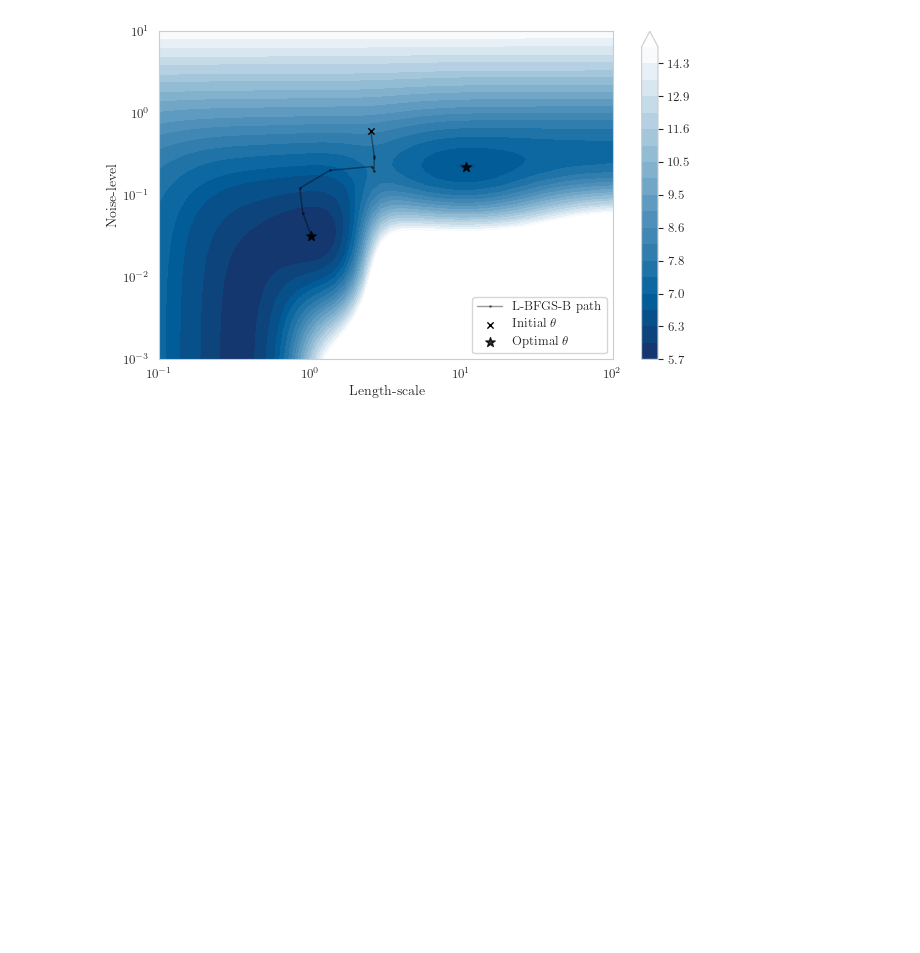
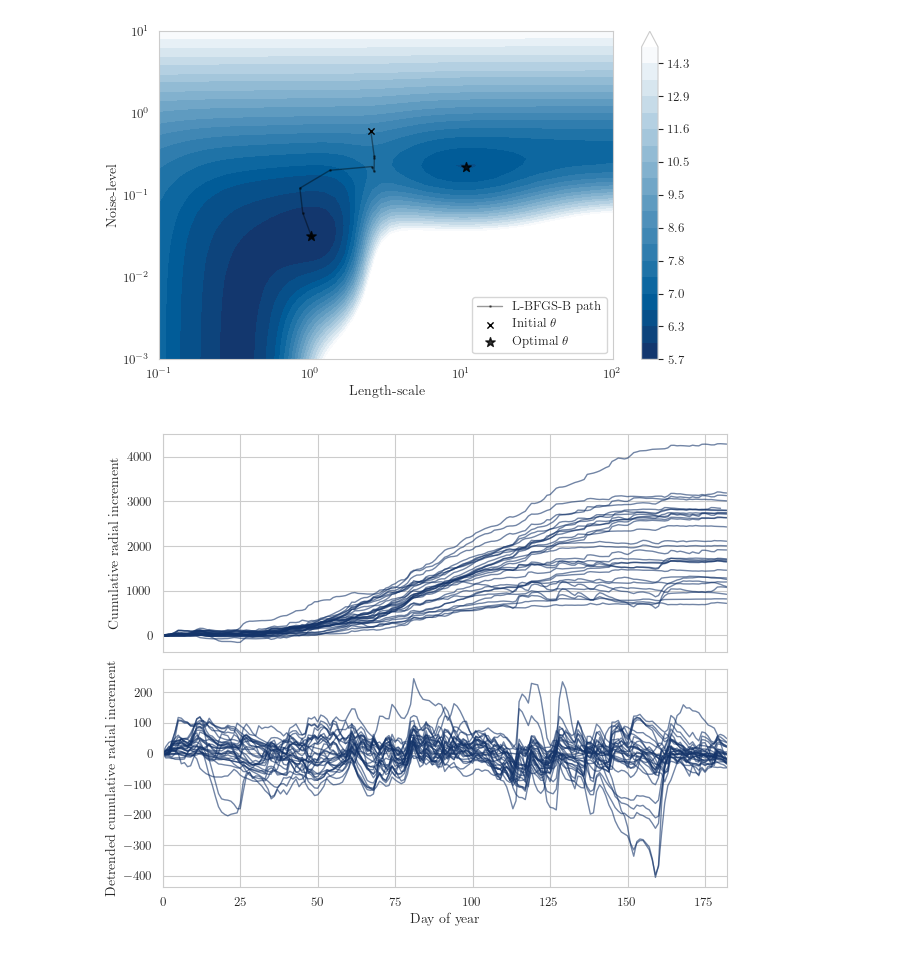
Before and after one commit to ItsNiklas/sparse-gaussian-processes, a Jupyter notebook: plots.ipynb, the cells around one changed output. Cells and saved outputs as stored; diff of their text form; code cells hidden in the pictures; blank space fills up the shorter version.

```diff
--- a/plots.ipynb
+++ b/plots.ipynb
@@ -363,3 +365,24 @@ plt.show()
 fig.savefig('contourlbfgsb.pdf', format='pdf', bbox_inches='tight', dpi=300)
 # %% [output]
 [figure]
+# %%
+fig, (ax1, ax2) = plt.subplots(2, 1, figsize=set_size(fraction=1, subplots=(1.3, 1)), sharex=True)
+
+rng = np.random.default_rng(3)
+df_ = pd.read_feather('./data/17766_12.feather')
+samp_ = rng.choice(df_.dendroNr.unique(), size=30, replace=False,)
+df_ = df_[df_.dendroNr.isin(samp_)]
+
+sns.lineplot(x = df_.DOY, y = df_.growth, units = df_.dendroNr, ax = ax1, estimator = None, lw = 1, alpha = .6, color = unimap(.99))
+ax1.set_xlabel("Day of year");ax1.set_ylabel("Cumulative radial increment")
+ax1.autoscale(axis = 'x', tight=True)
+
+sns.lineplot(x = df_.DOY, y = df_.deltagrowth, units = df_.dendroNr, ax = ax2, estimator = None, lw = 1, alpha = .6, color = unimap(.99))
+ax2.set_xlabel("Day of year");ax2.set_ylabel("Detrended cumulative radial increment")
+ax2.autoscale(axis = 'x', tight=True)
+
+plt.tight_layout()
+plt.show()
+fig.savefig('weibulltrees.pdf', format='pdf', bbox_inches='tight', dpi=300)
+# %% [output]
+[figure, added]
```
Also changed, not shown: parts of 5 cells of this notebook, 5 other files.
